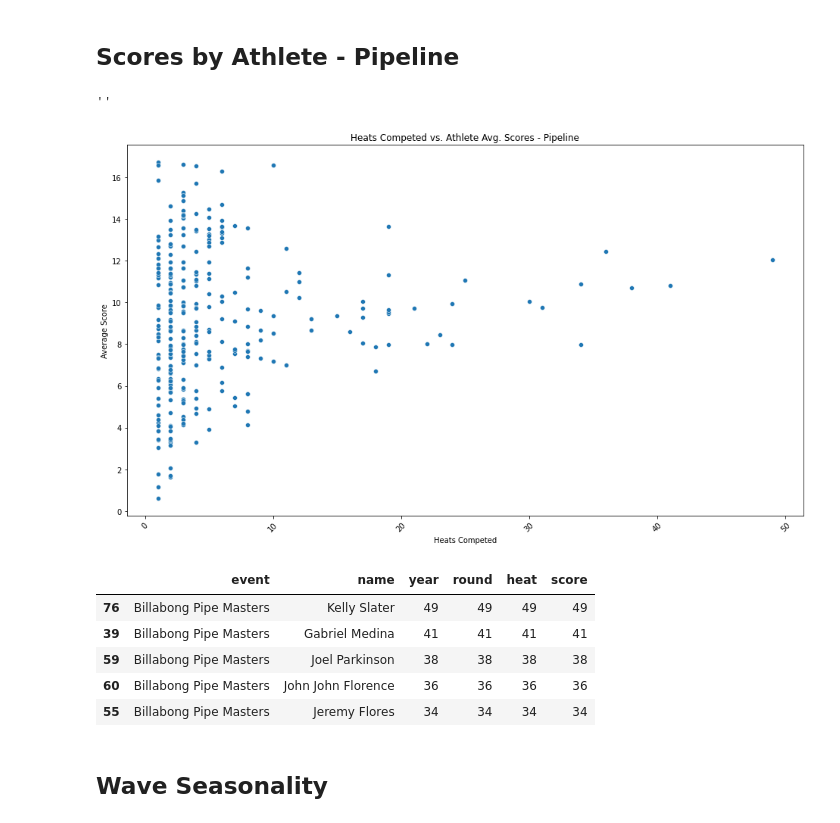
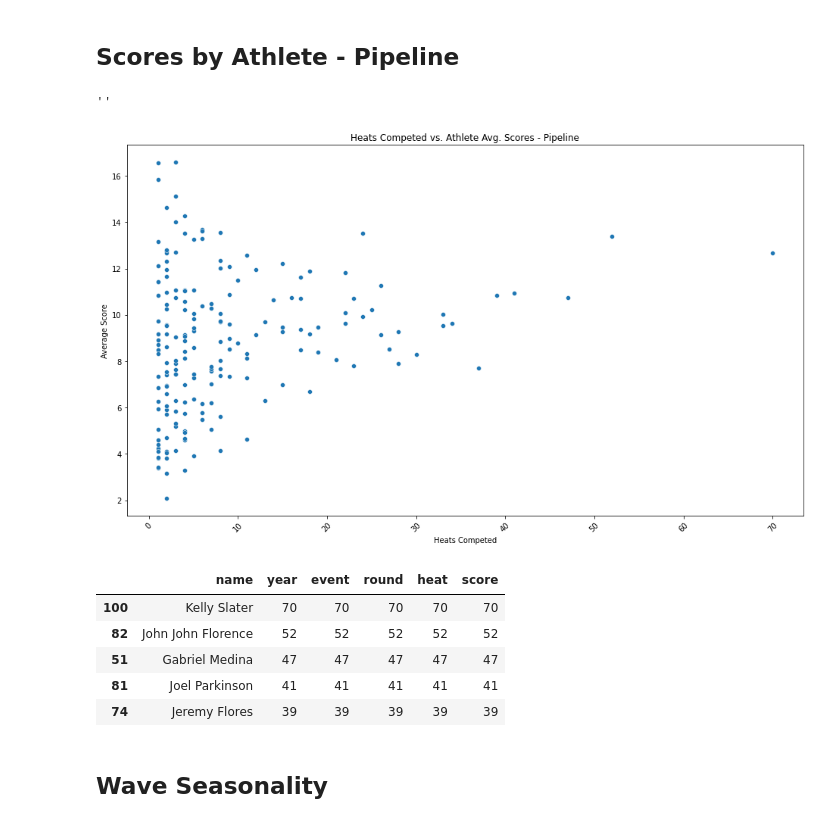
Before and after one commit to pezpet/capstone, a Jupyter notebook: code/05-eda.ipynb, the cells around one changed output. Drawn from its saved outputs; the diff is of its cells as text; code cells hidden in the pictures.

```diff
--- a/code/05-eda.ipynb
+++ b/code/05-eda.ipynb
@@ -232,35 +232,35 @@ df2.sort_values(by='score', ascending=False).head()
 # %% [markdown]
 ## Scores by Athlete - Pipeline
 # %%
-df = all_events.groupby(by=['event', 'name']).mean()
+df = all_events[all_events['event'].isin(pipe)]
+df = df.groupby(by=['name']).mean()
 df = df.reset_index()
-df2 = all_events.groupby(by=['event', 'name']).count()
+df2 = all_events[all_events['event'].isin(pipe)]
+df2 = df2.groupby(by=['name']).count()
 df2 = df2.reset_index()
-df = df[df['event'].isin(pipe)]
-df2 = df2[df2['event'].isin(pipe)]
 plt.figure(figsize=(16,9))
 sns.scatterplot(
     x=df2['score'],
     y=df['score'],
     palette='rocket',
     legend=False
 )
 plt.xticks(rotation=45)
 plt.xlabel("Heats Competed")
 plt.ylabel("Average Score")
 plt.title("Heats Competed vs. Athlete Avg. Scores - Pipeline")
 ;
 # %% [output]
 ''
-[figure, old version]
+[figure, new version]
 # %%
 df2.sort_values(by='score', ascending=False).head()
 # %% [output]
-|  | event | name | year | round | heat | score |
-| 76 | Billabong Pipe Masters | Kelly Slater | 49 | 49 | 49 | 49 |
-| 39 | Billabong Pipe Masters | Gabriel Medina | 41 | 41 | 41 | 41 |
-| 59 | Billabong Pipe Masters | Joel Parkinson | 38 | 38 | 38 | 38 |
-| 60 | Billabong Pipe Masters | John John Florence | 36 | 36 | 36 | 36 |
-| 55 | Billabong Pipe Masters | Jeremy Flores | 34 | 34 | 34 | 34 |
+|  | name | year | event | round | heat | score |
+| 100 | Kelly Slater | 70 | 70 | 70 | 70 | 70 |
+| 82 | John John Florence | 52 | 52 | 52 | 52 | 52 |
+| 51 | Gabriel Medina | 47 | 47 | 47 | 47 | 47 |
+| 81 | Joel Parkinson | 41 | 41 | 41 | 41 | 41 |
+| 74 | Jeremy Flores | 39 | 39 | 39 | 39 | 39 |
 # %% [markdown]
 ## Wave Seasonality
```
Also changed, not shown: parts of 4 cells of this notebook, 3 other files.
